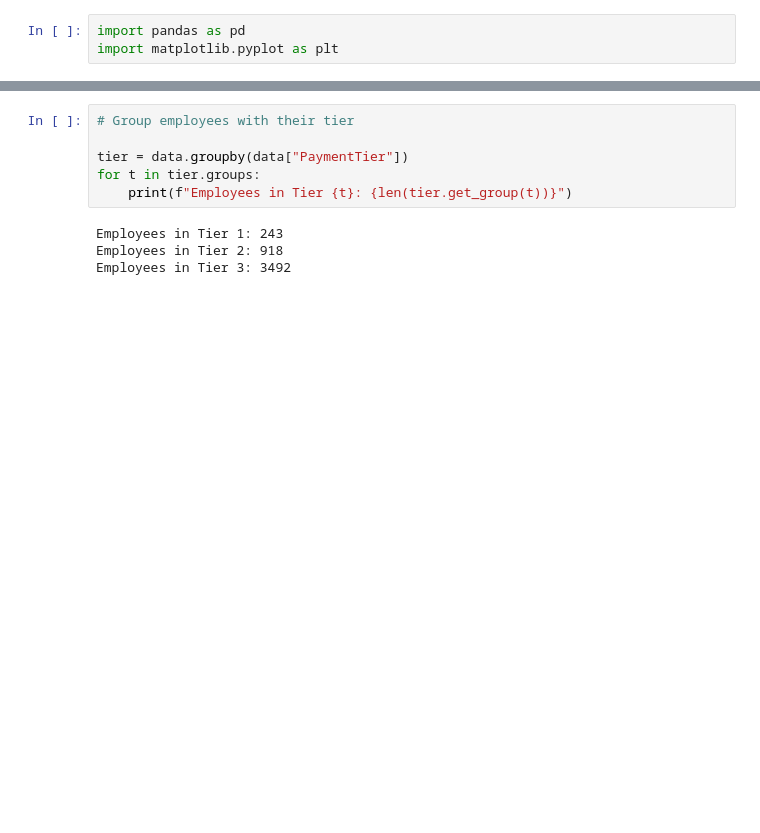
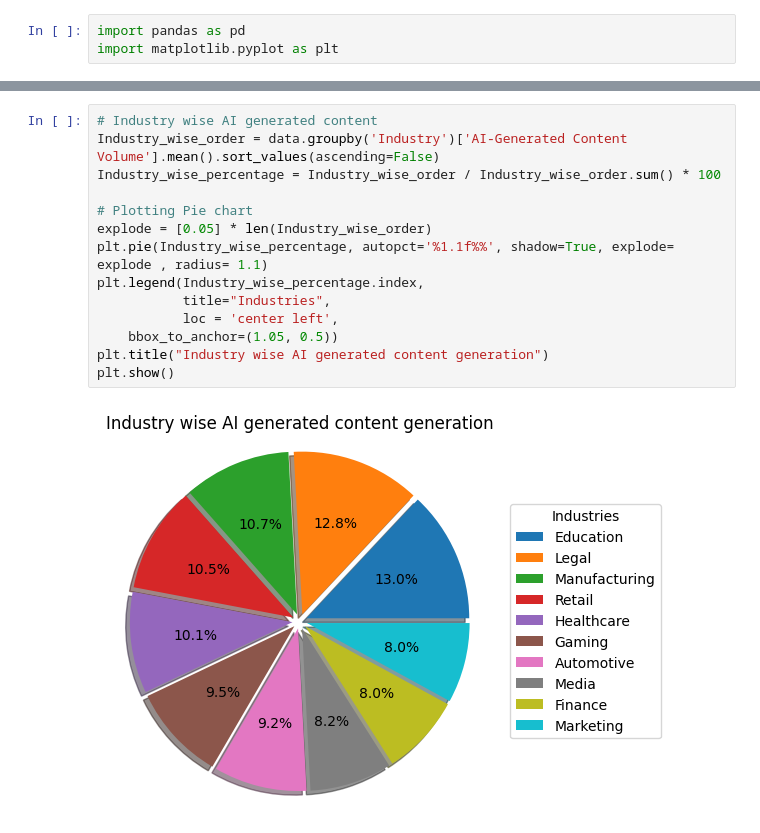
Before and after one commit to Parashuram-V-Pawar/daily-task, a Jupyter notebook: 13-01-2026/dataset_analysing.ipynb, the cells around one changed output, grey strips where cells are left out. Cells and saved outputs as stored; diff of their text form; blank space fills up the shorter version.

```diff
--- a/13-01-2026/dataset_analysing.ipynb
+++ b/13-01-2026/dataset_analysing.ipynb
@@ -78,10 +177,16 @@ Employees with 7 years of experience: 9
-# %%
-# Group employees with their tier
-
-tier = data.groupby(data["PaymentTier"])
-for t in tier.groups:
-    print(f"Employees in Tier {t}: {len(tier.get_group(t))}")
-# %% [output]
-Employees in Tier 1: 243
-Employees in Tier 2: 918
-Employees in Tier 3: 3492
+# %%
+# Industry wise AI generated content
+Industry_wise_order = data.groupby('Industry')['AI-Generated Content Volume'].mean().sort_values(ascending=False)
+Industry_wise_percentage = Industry_wise_order / Industry_wise_order.sum() * 100
+
+# Plotting Pie chart
+explode = [0.05] * len(Industry_wise_order)
+plt.pie(Industry_wise_percentage, autopct='%1.1f%%', shadow=True, explode= explode , radius= 1.1)
+plt.legend(Industry_wise_percentage.index,
+           title="Industries",
+           loc = 'center left',
+    bbox_to_anchor=(1.05, 0.5))
+plt.title("Industry wise AI generated content generation")
+plt.show()
+# %% [output]
+[figure, added]
```
Also changed, not shown: parts of 16 cells of this notebook, 3 other files.
